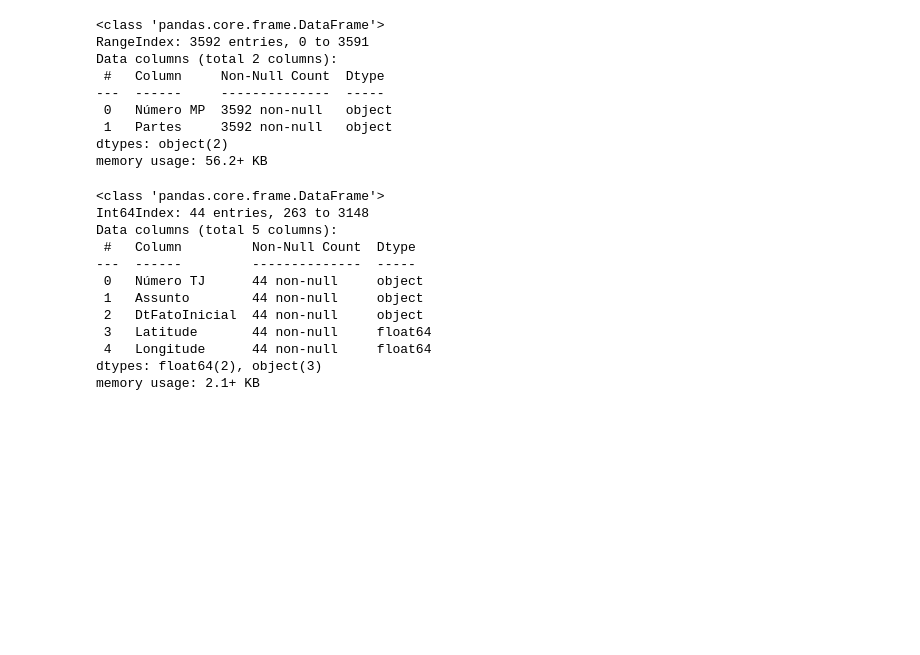
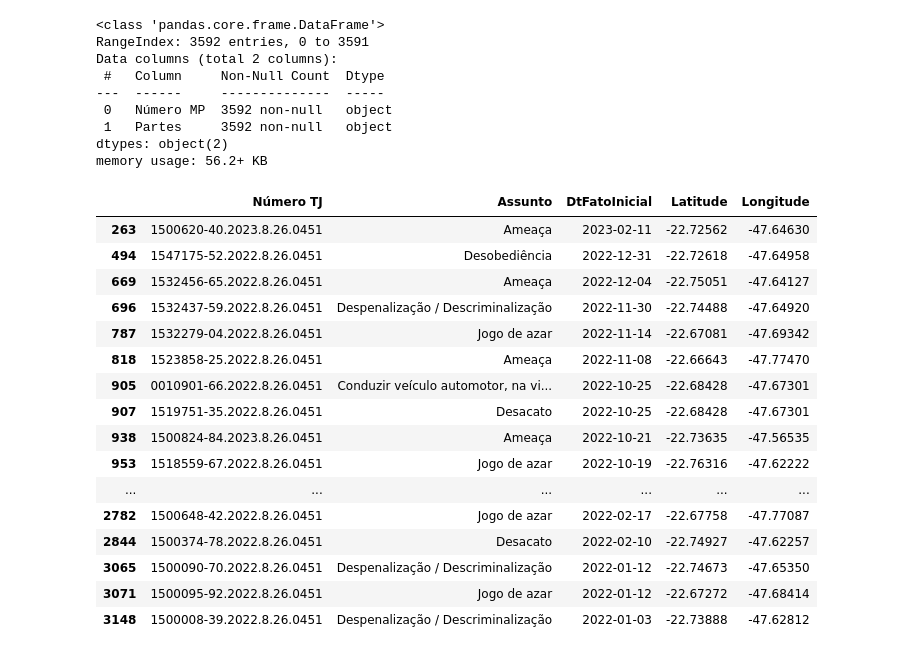
Before and after one commit to jespimentel/sis_geo, a Jupyter notebook: plotador_jecrim.ipynb, the cells around one changed output. Drawn from its saved outputs; the diff is of its cells as text; code cells hidden in the pictures; blank space fills up the shorter version.

```diff
--- a/plotador_jecrim.ipynb
+++ b/plotador_jecrim.ipynb
@@ -58,22 +58,27 @@ memory usage: 56.2+ KB
 # %%
 # JECRIM
 criterio = (df['Tipo de Procedimento'] == 'Termo Circunstanciado - TCO')
 df_jecrim = df.loc[criterio][['Número TJ', 'Assunto', 'DtFatoInicial','Latitude','Longitude']]
 df_jecrim['Assunto'] = df_jecrim['Assunto'].apply(lambda x: x.strip())
-df_jecrim.info()
+df_jecrim
 # %% [output]
-<class 'pandas.core.frame.DataFrame'>
-Int64Index: 44 entries, 263 to 3148
-Data columns (total 5 columns):
- #   Column         Non-Null Count  Dtype
----  ------         --------------  -----
- 0   Número TJ      44 non-null     object
- 1   Assunto        44 non-null     object
- 2   DtFatoInicial  44 non-null     object
- 3   Latitude       44 non-null     float64
- 4   Longitude      44 non-null     float64
-dtypes: float64(2), object(3)
-memory usage: 2.1+ KB
+|  | Número TJ | Assunto | DtFatoInicial | Latitude | Longitude |
+| 263 | 1500620-40.2023.8.26.0451 | Ameaça | 2023-02-11 | -22.72562 | -47.64630 |
+| 494 | 1547175-52.2022.8.26.0451 | Desobediência | 2022-12-31 | -22.72618 | -47.64958 |
+| 669 | 1532456-65.2022.8.26.0451 | Ameaça | 2022-12-04 | -22.75051 | -47.64127 |
+| 696 | 1532437-59.2022.8.26.0451 | Despenalização / Descriminalização | 2022-11-30 | -22.74488 | -47.64920 |
+| 787 | 1532279-04.2022.8.26.0451 | Jogo de azar | 2022-11-14 | -22.67081 | -47.69342 |
+| 818 | 1523858-25.2022.8.26.0451 | Ameaça | 2022-11-08 | -22.66643 | -47.77470 |
+| 905 | 0010901-66.2022.8.26.0451 | Conduzir veículo automotor, na vi... | 2022-10-25 | -22.68428 | -47.67301 |
+| 907 | 1519751-35.2022.8.26.0451 | Desacato | 2022-10-25 | -22.68428 | -47.67301 |
+| 938 | 1500824-84.2023.8.26.0451 | Ameaça | 2022-10-21 | -22.73635 | -47.56535 |
+| 953 | 1518559-67.2022.8.26.0451 | Jogo de azar | 2022-10-19 | -22.76316 | -47.62222 |
+| ... | ... | ... | ... | ... | ... |
+| 2782 | 1500648-42.2022.8.26.0451 | Jogo de azar | 2022-02-17 | -22.67758 | -47.77087 |
+| 2844 | 1500374-78.2022.8.26.0451 | Desacato | 2022-02-10 | -22.74927 | -47.62257 |
+| 3065 | 1500090-70.2022.8.26.0451 | Despenalização / Descriminalização | 2022-01-12 | -22.74673 | -47.65350 |
+| 3071 | 1500095-92.2022.8.26.0451 | Jogo de azar | 2022-01-12 | -22.67272 | -47.68414 |
+| 3148 | 1500008-39.2022.8.26.0451 | Despenalização / Descriminalização | 2022-01-03 | -22.73888 | -47.62812 |
 # %%
 # Converter a coluna 'DtFatoInicial' para o tipo datetime
 df_jecrim['DtFatoInicial'] = pd.to_datetime(df_jecrim['DtFatoInicial'], dayfirst=False)
```
Also changed, not shown: parts of 3 cells of this notebook.
